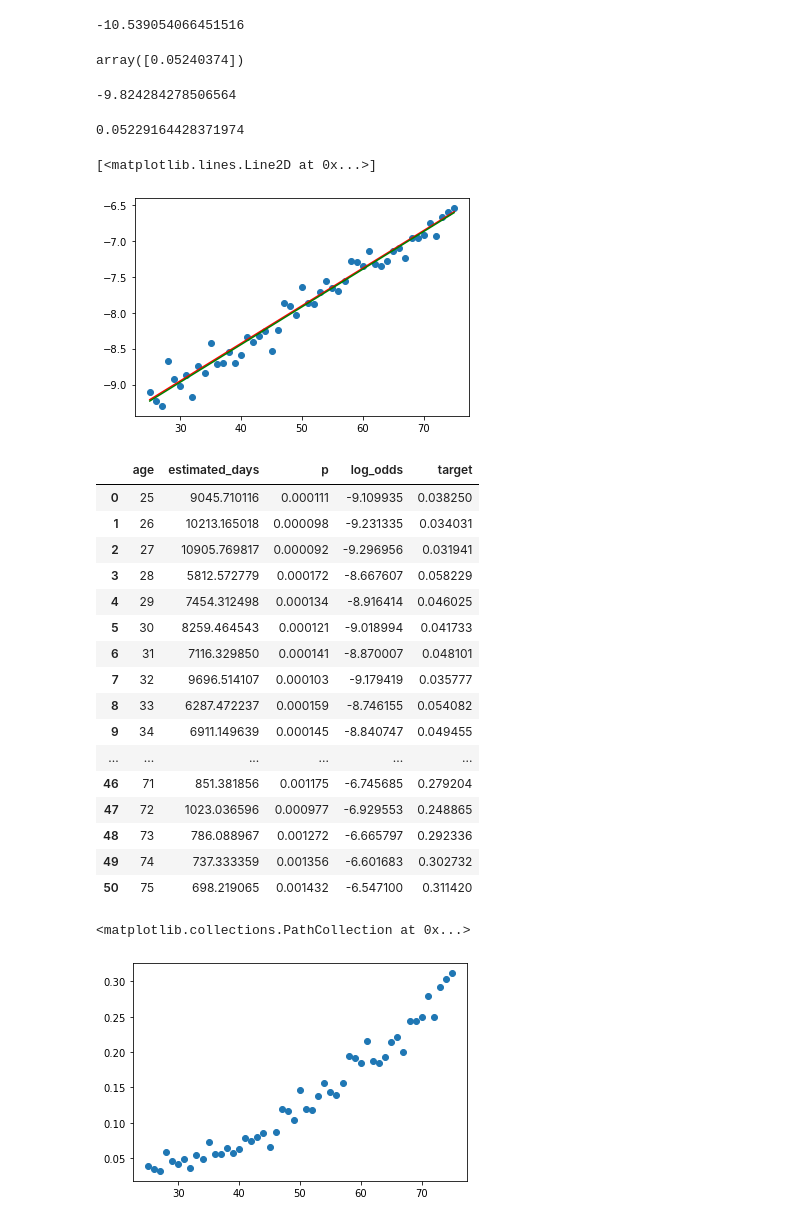
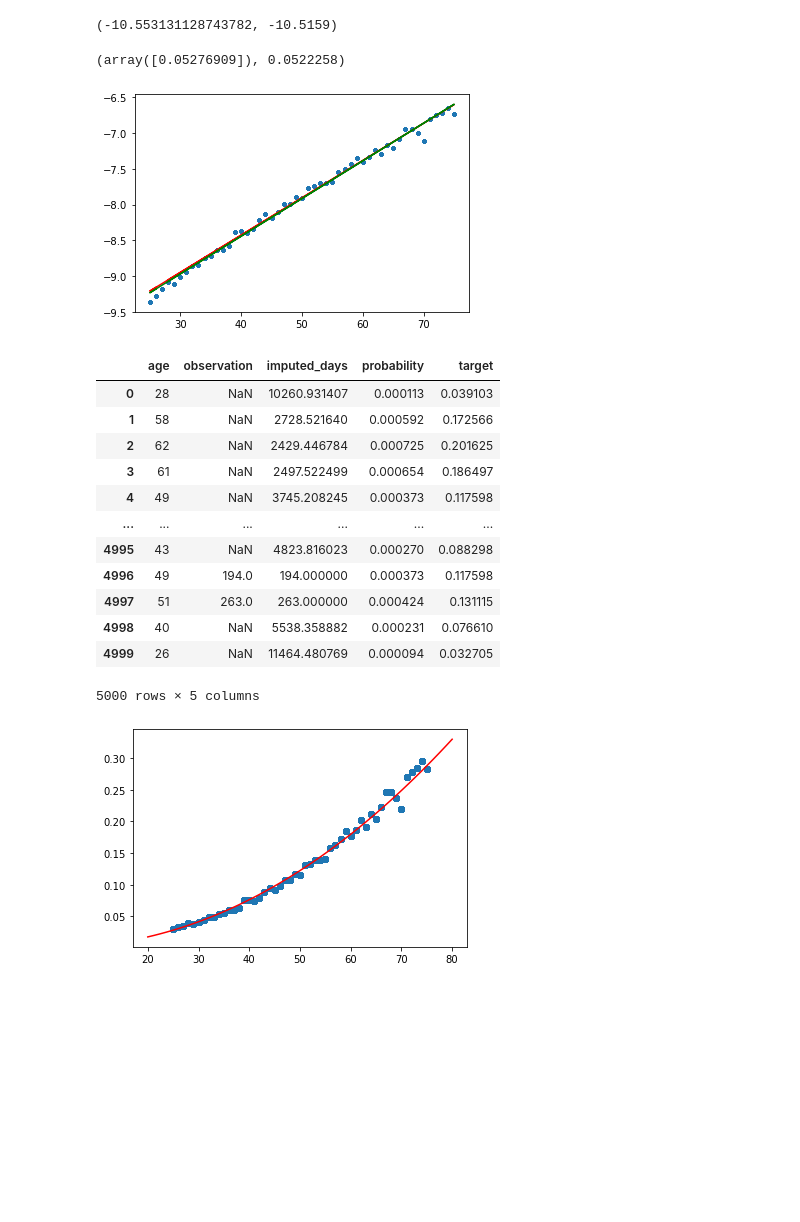
Before and after one commit to ljbelenky/lindy_approximation, a Jupyter notebook: surgery_dataset.ipynb, the cells around one changed output. Drawn from its saved outputs; the diff is of its cells as text; code cells hidden in the pictures; blank space fills up the shorter version.

```diff
--- a/surgery_dataset.ipynb
+++ b/surgery_dataset.ipynb
@@ -143,0 +76,5 @@ df
+# %%
+S = LogR().fit(df[['age']],df['observation'].isna()).predict_proba(df[['age']])[:,0]
+plt.scatter(df['age'], S)
+plt.xlabel('Age')
+plt.ylabel('Observed Surgeries');
@@ -143,0 +83,3 @@ df
+# %%
+df['imputed_days'] = np.where(df['observation'].isna(), timeout + (1/(1-(1-S)**(1/timeout))), df['observation'])
+df
@@ -176,0 +105,3 @@ plt.scatter(results['age'], results['p'])
+# %%
+df['probability'] = 1/DT().fit(df[['age']], df['imputed_days']).predict(df[['age']])
+df
@@ -200,49 +148,41 @@ lr = LR().fit(results[['age']], results.log_odds)
 # %%
-lr.intercept_
+lr.intercept_, a
 # %% [output]
--10.539054066451516
+(-10.553131128743782, -10.5159)
 # %%
-lr.coef_
+lr.coef_, b
 # %% [output]
-array([0.05240374])
+(array([0.05276909]), 0.0522258)
-# %%
-a
-# %% [output]
--9.824284278506564
-# %%
-b
-# %% [output]
-0.05229164428371974
 # %%
-plt.scatter(results['age'], results['log_odds'])
-plt.plot(results['age'], results['age']*b+a-np.log(2), color = 'red')
-plt.plot(results['age'], lr.predict(results[['age']]), color = 'green')
+plt.scatter(df['age'], log_odds, s=10)
+plt.plot(df['age'], df['age']*b+a, color = 'red')
+plt.plot(df['age'], lr.predict(df[['age']]), color = 'green');
 # %% [output]
-[<matplotlib.lines.Line2D at 0x...>]
-[figure, old version]
+[figure, new version]
 # %%
-results['target']= results['p'].apply(lambda p:geom(p).cdf(18*30)-geom(p).cdf(6*30))
-results
+df['target']= df['probability'].apply(lambda p:geom(p).cdf(18*30)-geom(p).cdf(6*30))
+df
 # %% [output]
-|  | age | estimated_days | p | log_odds | target |
-| 0 | 25 | 9045.710116 | 0.000111 | -9.109935 | 0.038250 |
-| 1 | 26 | 10213.165018 | 0.000098 | -9.231335 | 0.034031 |
-| 2 | 27 | 10905.769817 | 0.000092 | -9.296956 | 0.031941 |
-| 3 | 28 | 5812.572779 | 0.000172 | -8.667607 | 0.058229 |
-| 4 | 29 | 7454.312498 | 0.000134 | -8.916414 | 0.046025 |
-| 5 | 30 | 8259.464543 | 0.000121 | -9.018994 | 0.041733 |
-| 6 | 31 | 7116.329850 | 0.000141 | -8.870007 | 0.048101 |
-| 7 | 32 | 9696.514107 | 0.000103 | -9.179419 | 0.035777 |
-| 8 | 33 | 6287.472237 | 0.000159 | -8.746155 | 0.054082 |
-| 9 | 34 | 6911.149639 | 0.000145 | -8.840747 | 0.049455 |
+|  | age | observation | imputed_days | probability | target |
+| 0 | 28 | NaN | 10260.931407 | 0.000113 | 0.039103 |
+| 1 | 58 | NaN | 2728.521640 | 0.000592 | 0.172566 |
+| 2 | 62 | NaN | 2429.446784 | 0.000725 | 0.201625 |
+| 3 | 61 | NaN | 2497.522499 | 0.000654 | 0.186497 |
+| 4 | 49 | NaN | 3745.208245 | 0.000373 | 0.117598 |
 | ... | ... | ... | ... | ... | ... |
-| 46 | 71 | 851.381856 | 0.001175 | -6.745685 | 0.279204 |
-| 47 | 72 | 1023.036596 | 0.000977 | -6.929553 | 0.248865 |
-| 48 | 73 | 786.088967 | 0.001272 | -6.665797 | 0.292336 |
-| 49 | 74 | 737.333359 | 0.001356 | -6.601683 | 0.302732 |
-| 50 | 75 | 698.219065 | 0.001432 | -6.547100 | 0.311420 |
+| 4995 | 43 | NaN | 4823.816023 | 0.000270 | 0.088298 |
+| 4996 | 49 | 194.0 | 194.000000 | 0.000373 | 0.117598 |
+| 4997 | 51 | 263.0 | 263.000000 | 0.000424 | 0.131115 |
+| 4998 | 40 | NaN | 5538.358882 | 0.000231 | 0.076610 |
+| 4999 | 26 | NaN | 11464.480769 | 0.000094 | 0.032705 |
+5000 rows × 5 columns
 # %%
-plt.scatter(results['age'], results['target'])
+plt.scatter(df['age'], df['target'])
+ages = np.linspace(20, 80)
+plt.plot(ages, np.exp(LR().fit(np.log(df[['age']]),
+                                       np.log(df['target'])
+                                      )
+                              .predict(np.log(ages.reshape(-1,1)))),
+                            color = 'red');
 # %% [output]
-<matplotlib.collections.PathCollection at 0x...>
-[figure, old version]
+[figure, new version]
```
Also changed, not shown: parts of 32 cells of this notebook.
